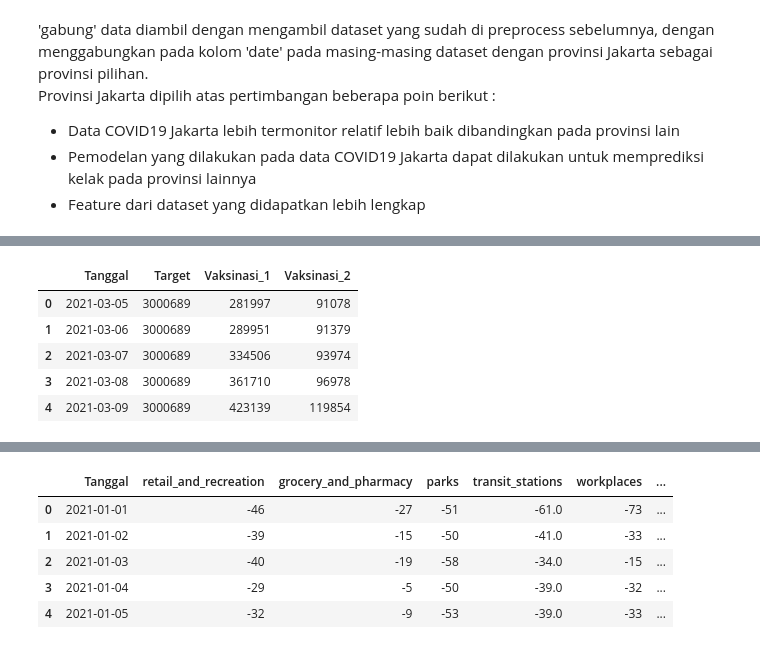
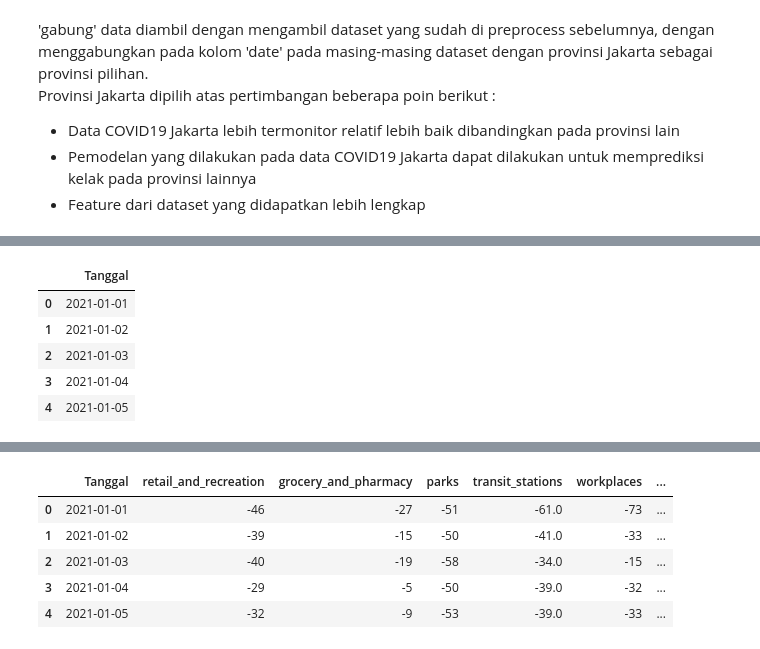
Before and after one commit to louis-not/Covid-19_Data_Analysis, a Jupyter notebook: main.ipynb, the cells around one changed output, grey strips where cells are left out. Drawn from its saved outputs; the diff is of its cells as text; code cells hidden in the pictures.

```diff
--- a/main.ipynb
+++ b/main.ipynb
@@ -692,9 +713,17 @@ mobility_indonesia_jakarta = pd.read_csv('https://raw.githubusercontent.com/loui
+# %%
+df_tanggal['Tanggal'] = pd.to_datetime(df_tanggal.Tanggal, format='%Y-%m-%d')
+# %%
+df_tanggal['Tanggal'] = df_tanggal['Tanggal'].dt.strftime('%Y-%m-%d')
+# %%
+df_tanggal2 = df_tanggal['Tanggal'].astype(dtype = 'object', copy = False)
+# %%
+df_tanggal = pd.DataFrame(data = df_tanggal2, columns = ['Tanggal'])
 # %%
-vaksinasi_Jakarta.head()
+df_tanggal.head()
 # %% [output]
-|  | Tanggal | Target | Vaksinasi_1 | Vaksinasi_2 |
-| 0 | 2021-03-05 | 3000689 | 281997 | 91078 |
-| 1 | 2021-03-06 | 3000689 | 289951 | 91379 |
-| 2 | 2021-03-07 | 3000689 | 334506 | 93974 |
-| 3 | 2021-03-08 | 3000689 | 361710 | 96978 |
-| 4 | 2021-03-09 | 3000689 | 423139 | 119854 |
+|  | Tanggal |
+| 0 | 2021-01-01 |
+| 1 | 2021-01-02 |
+| 2 | 2021-01-03 |
+| 3 | 2021-01-04 |
+| 4 | 2021-01-05 |
```
Also changed, not shown: parts of 43 cells of this notebook.
